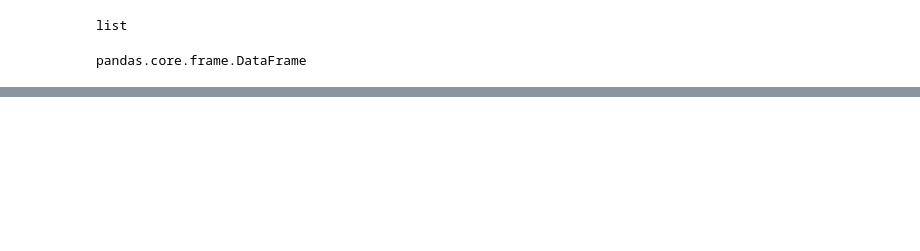
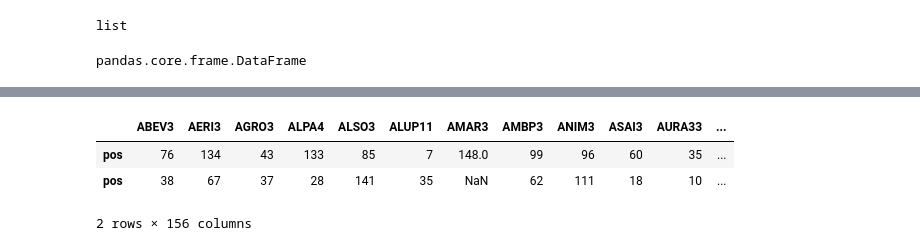
Before and after one commit to rcarasek/Python-for-Investment, a Jupyter notebook: PyForInvest_Colab_aula08.ipynb, the cells around one changed output, grey strips where cells are left out. Drawn from its saved outputs; the diff is of its cells as text; code cells hidden in the pictures; blank space fills up the shorter version.

```diff
--- a/PyForInvest_Colab_aula08.ipynb
+++ b/PyForInvest_Colab_aula08.ipynb
@@ -50,0 +122,8 @@ df
+# %%
+t = pd.concat([a,b])
+t
+# %% [output]
+|  | ABEV3 | AERI3 | AGRO3 | ALPA4 | ALSO3 | ALUP11 | AMAR3 | AMBP3 | ANIM3 | ASAI3 | AURA33 | ... |
+| pos | 76 | 134 | 43 | 133 | 85 | 7 | 148.0 | 99 | 96 | 60 | 35 | ... |
+| pos | 38 | 67 | 37 | 28 | 141 | 35 | NaN | 62 | 111 | 18 | 10 | ... |
+2 rows × 156 columns
```
Also changed, not shown: parts of 14 cells of this notebook.
